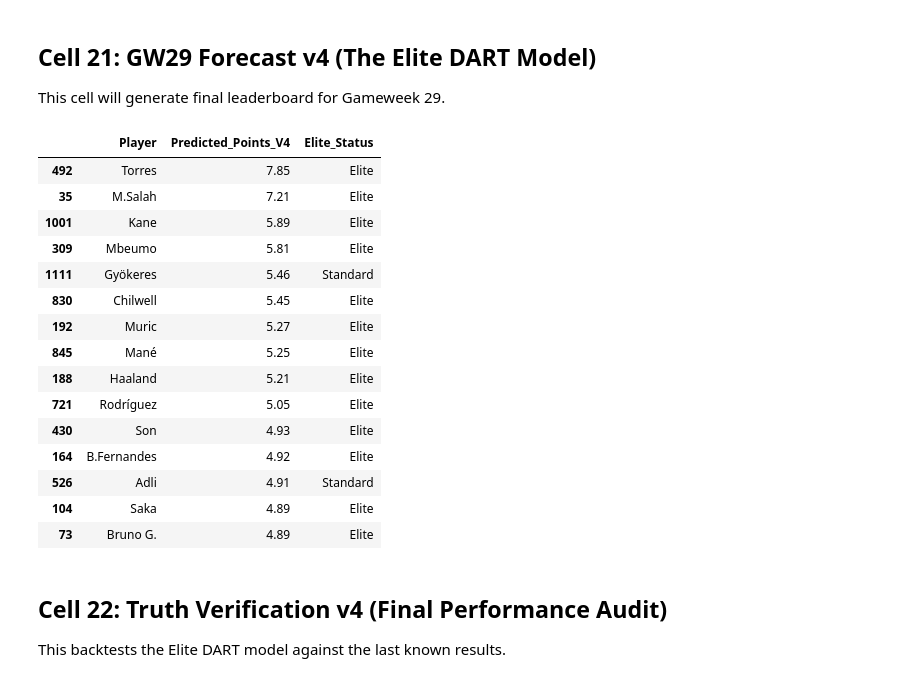
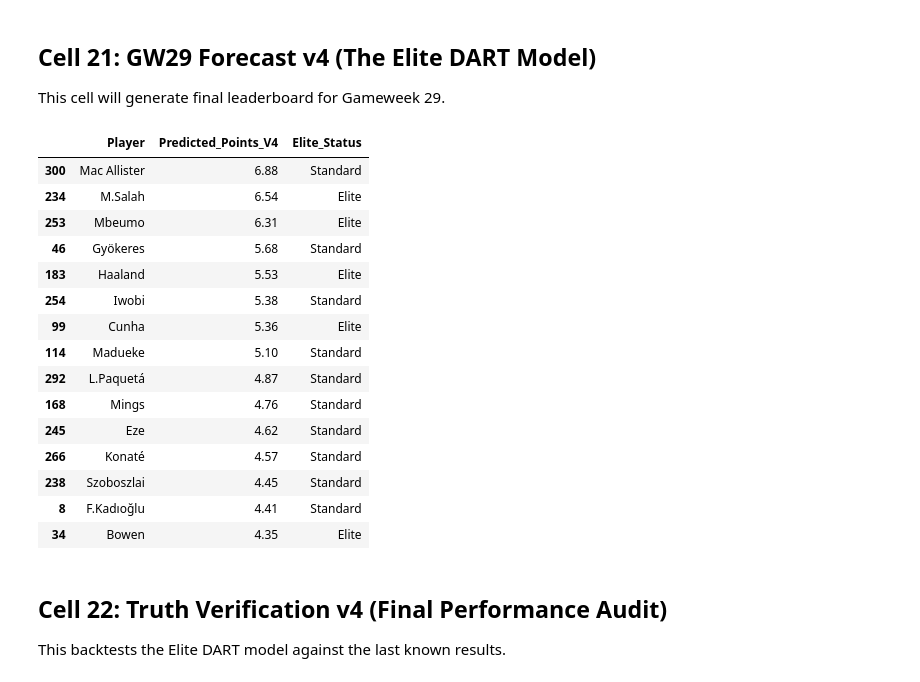
Before and after one commit to sophiedelrey/fpl_pipeline, a Jupyter notebook: models/forecaster_pro.ipynb, the cells around one changed output. Cells and saved outputs as stored; diff of their text form; code cells hidden in the pictures.

```diff
--- a/models/forecaster_pro.ipynb
+++ b/models/forecaster_pro.ipynb
@@ -840,30 +880,23 @@ Sample of audited players: ['A.Becker', 'A.Jimenez', 'Aaronson', 'Acheampong', '
 # %%
 # 1. GET THE ABSOLUTE LATEST WINDOW FOR EVERY PLAYER
+# 1. GET THE ABSOLUTE LATEST WINDOW (Season-Locked)
 inference_data = []
 player_names = []
 
-# Sort by time to get the most recent data
-df_inf = df_augmented.sort_values(['Player UUID', 'season', 'Gameweek'])
+# FIX: Filter for current season only
+df_inf_active = df_augmented[df_augmented['season'] == CURRENT_SEASON].copy()
+df_inf_active = df_inf_active.sort_values(['Player UUID', 'Gameweek'])
 
-for pid, group in df_inf.groupby('Player UUID'):
-    # need at least 6 games of history
+for pid, group in df_inf_active.groupby('Player UUID'):
     if len(group) >= 6:
-        # Features: Last 6 points (lags)
         lags = list(group['Total Points'].tail(6).values)
-
-        # Context: Get info for NEXT game from the last row
         last_row = group.iloc[-1]
 
-        # BUILD THE ROW: Exactly 12 features to match the trained model
         row = lags + [
-            last_row['Position'],
-            last_row['Next_Opponent_Difficulty'],
-            last_row['Next_Is_Home'],
-            last_row['Rolling_Avg_Minutes_5'],
-            last_row['Season_Phase'],
-            last_row['Prev_Season_Avg_Points']  # Added 12th Feature
+            last_row['Position'], last_row['Next_Opponent_Difficulty'],
+            last_row['Next_Is_Home'], last_row['Rolling_Avg_Minutes_5'],
+            last_row['Season_Phase'], last_row['Prev_Season_Avg_Points']
         ]
-
         inference_data.append(row)
         player_names.append(last_row['Web Name'])
 
@@ -1237,15 +1270,18 @@ model_v2.fit(X_train_v2, y_train_v2, eval_set=[(X_val_v2, y_val_v2)],
              categorical_feature=['position', 'next_is_home'],
              callbacks=[lgb.early_stopping(stopping_rounds=50)])
 
-# 4. GENERATE GW29 FORECAST V2
+# 4. GENERATE GW29 FORECAST V2 (Season-Locked)
 inference_data_v2 = []
 player_names_v2 = []
 
-for pid, group in df_augmented.groupby('Player UUID'):
-    group = group.sort_values(['season', 'Gameweek'])
+df_inf_v2 = df_augmented[df_augmented['season'] == CURRENT_SEASON].copy()
+
+for pid, group in df_inf_v2.groupby('Player UUID'):
+    group = group.sort_values('Gameweek')
     if len(group) >= 6:
         last_row = group.iloc[-1]
         lags = list(group['Total Points'].tail(6).values)
+        # Using Team_Point_Share as the 12th feature for V2
         row = lags + [last_row['Position'], last_row['Next_Opponent_Difficulty'],
                       last_row['Next_Is_Home'], last_row['Rolling_Avg_Minutes_5'],
                       last_row['Season_Phase'], last_row['Team_Point_Share']]
@@ -1986,64 +2010,68 @@ V4_DIR = Path('../output/forecaster_pro_v4')
 V4_DIR.mkdir(parents=True, exist_ok=True)
 V4_FORECAST_OUT = V4_DIR / 'fpl_pro_forecast_GW29_v4.csv'
 
-# 2. PREPARE INFERENCE DATA (12 Features: Lags + Context)
+# 1. PREPARE INFERENCE DATA (Filter for CURRENT SEASON only)
 inference_v4 = []
 names_v4 = []
 
-df_inf = df_augmented.sort_values(['Player UUID', 'season', 'Gameweek'])
+# Only take data from the current season to avoid ghost players
+df_inf_active = df_augmented[df_augmented['season'] == CURRENT_SEASON].copy()
+df_inf_active = df_inf_active.sort_values(['Player UUID', 'Gameweek'])
 
-for pid, group in df_inf.groupby('Player UUID'):
+# Grouping only the active season players
+for pid, group in df_inf_active.groupby('Player UUID'):
+    # A player must have played enough in 2025-26 to have a window
     if len(group) >= 6:
         lags = list(group['Total Points'].tail(6).values)
         last_row = group.iloc[-1]
 
-        # BUILD THE VECTOR: Exact 12 features
         row = lags + [
             last_row['Position'],
             last_row['Next_Opponent_Difficulty'],
             last_row['Next_Is_Home'],
             last_row['Rolling_Avg_Minutes_5'],
             last_row['Season_Phase'],
             last_row['Prev_Season_Avg_Points']
         ]
         inference_v4.append(row)
         names_v4.append(last_row['Web Name'])
+
 
 # 3. PREDICT
 v4_cols = [f'lag_{i}' for i in range(6, 0, -1)] + \
           ['position', 'next_difficulty', 'next_is_home', 'rolling_min', 'season_phase', 'season_baseline']
 
 inf_df_v4 = pd.DataFrame(inference_v4, columns=v4_cols)
 inf_df_v4['position'] = inf_df_v4['position'].astype('category')
 
 v4_preds = model_v4.predict(inf_df_v4)
 
 # 4. SAVE LEADERBOARD
 leaderboard_v4 = pd.DataFrame({
     'Player': names_v4,
     'Predicted_Points_V4': np.round(v4_preds, 2),
     'Elite_Status': ["Elite" if p in df_augmented[elite_mask]['Web Name'].values else "Standard" for p in names_v4]
 }).sort_values(by='Predicted_Points_V4', ascending=False)
 
 leaderboard_v4.to_csv(V4_FORECAST_OUT, index=False, encoding='utf-8-sig')
 display(leaderboard_v4.head(15))
 # %% [output]
 |  | Player | Predicted_Points_V4 | Elite_Status |
-| 492 | Torres | 7.85 | Elite |
-| 35 | M.Salah | 7.21 | Elite |
-| 1001 | Kane | 5.89 | Elite |
-| 309 | Mbeumo | 5.81 | Elite |
-| 1111 | Gyökeres | 5.46 | Standard |
-| 830 | Chilwell | 5.45 | Elite |
-| 192 | Muric | 5.27 | Elite |
-| 845 | Mané | 5.25 | Elite |
-| 188 | Haaland | 5.21 | Elite |
-| 721 | Rodríguez | 5.05 | Elite |
-| 430 | Son | 4.93 | Elite |
-| 164 | B.Fernandes | 4.92 | Elite |
-| 526 | Adli | 4.91 | Standard |
-| 104 | Saka | 4.89 | Elite |
-| 73 | Bruno G. | 4.89 | Elite |
+| 300 | Mac Allister | 6.88 | Standard |
+| 234 | M.Salah | 6.54 | Elite |
+| 253 | Mbeumo | 6.31 | Elite |
+| 46 | Gyökeres | 5.68 | Standard |
+| 183 | Haaland | 5.53 | Elite |
+| 254 | Iwobi | 5.38 | Standard |
+| 99 | Cunha | 5.36 | Elite |
+| 114 | Madueke | 5.10 | Standard |
+| 292 | L.Paquetá | 4.87 | Standard |
+| 168 | Mings | 4.76 | Standard |
+| 245 | Eze | 4.62 | Standard |
+| 266 | Konaté | 4.57 | Standard |
+| 238 | Szoboszlai | 4.45 | Standard |
+| 8 | F.Kadıoğlu | 4.41 | Standard |
+| 34 | Bowen | 4.35 | Elite |
 # %% [markdown]
 ## Cell 22: Truth Verification v4 (Final Performance Audit)
 This backtests the Elite DART model against the last known results.
```
Also changed, not shown: parts of 38 cells of this notebook.
